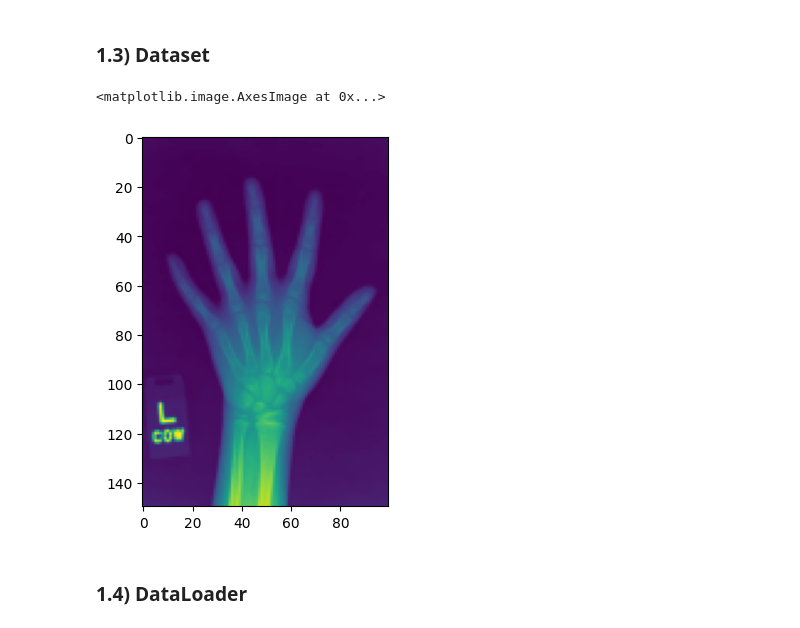
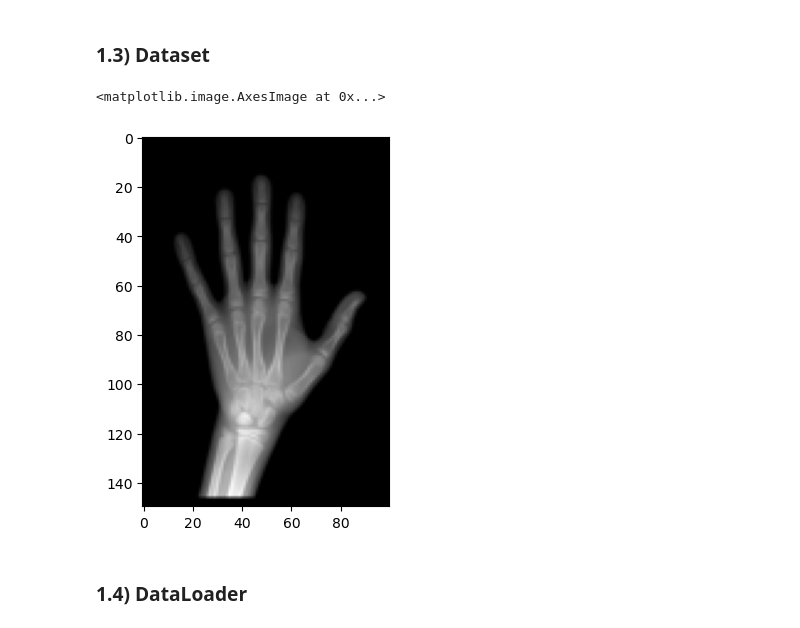
Before and after one commit to Eliaass/Bone-age-prediction-model, a Jupyter notebook: tests-sara/main.ipynb, the cells around one changed output. Drawn from its saved outputs; the diff is of its cells as text; code cells hidden in the pictures.

Commit message:
adapted a bit, mostly to include masks

```diff
--- a/tests-sara/main.ipynb
+++ b/tests-sara/main.ipynb
@@ -46,10 +42,12 @@ target_image_size = (150, 100)
 # %% [markdown]
 ### 1.1) Loading data
 # %%
-## wherever you stored data: this folder needs to have the .csv and either an "images" folder, either "segmented_images".
+## wherever you stored data: this folder needs to have the .csv, and you need to specify folder names for where to get ur images
+## if you don't want to apply segmentation, just set the flag to false and make sure the image files are named as in RSNA
 ## if you don't have have one just put none -> will download with kagglehub library
-datapath = path.join(getcwd(), "")
+apply_segmentation = True
+datapath = path.join(getcwd(), "data")
 # %%
 # you will need to include kagglehub in dependencies if folders don't exist
-train_df, val_df = get_BAA_DFS(datapath = datapath, imgs_segmented = False)
+train_df, val_df = get_BAA_DFS(datapath = datapath, image_folder = "masks", apply_segmentation = apply_segmentation)
 # %% [output]
@@ -72,15 +73,15 @@ transforms = get_transforms(target_image_size)
 # %% [markdown]
 ### 1.3) Dataset
 # %%
-train_dataset = BAA_Dataset(train_df, transforms)
-val_dataset = BAA_Dataset(val_df, transforms)
+train_dataset = BAA_Dataset(train_df, transforms, apply_segmentation = apply_segmentation)
+val_dataset = BAA_Dataset(val_df, transforms, apply_segmentation)
 # %%
 img, _, _ = val_dataset.__getitem__(0)
 img = img.squeeze(0).cpu()
-plt.imshow(img)
+plt.imshow(img, cmap='gray')
 # %% [output]
 <matplotlib.image.AxesImage at 0x...>
-[figure, old version]
+[figure, new version]
 # %% [markdown]
 ### 1.4) DataLoader
 # %%
```
Also changed, not shown: parts of 22 cells of this notebook, 8 other files.
